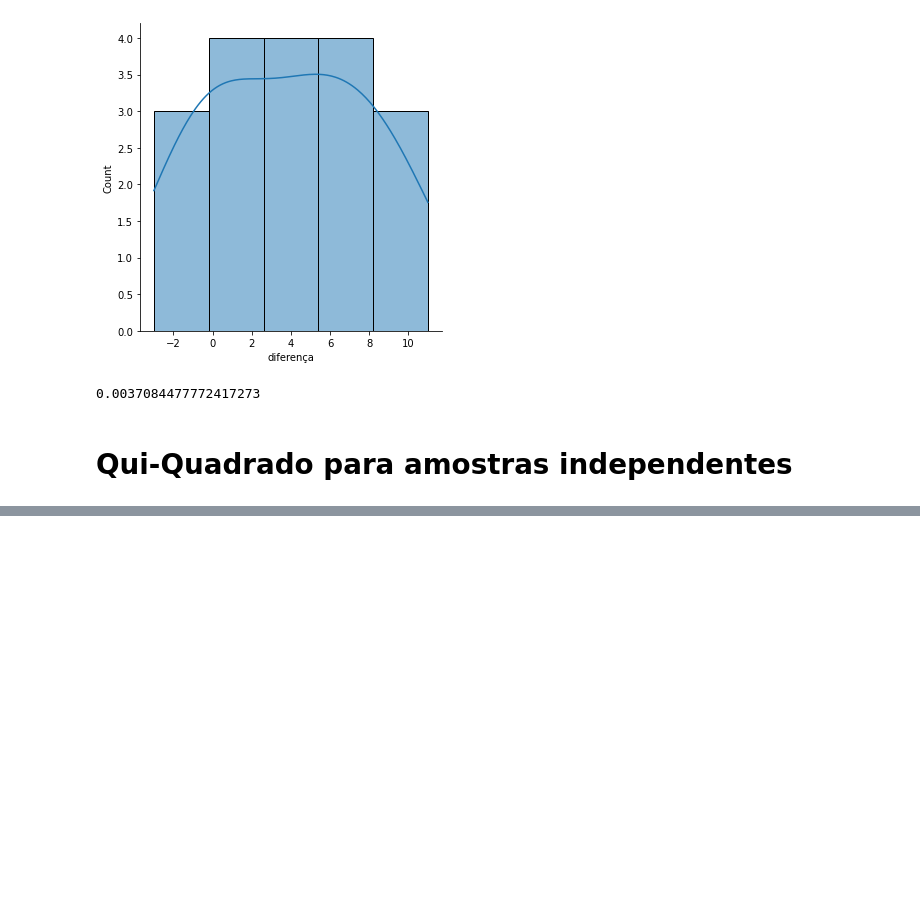
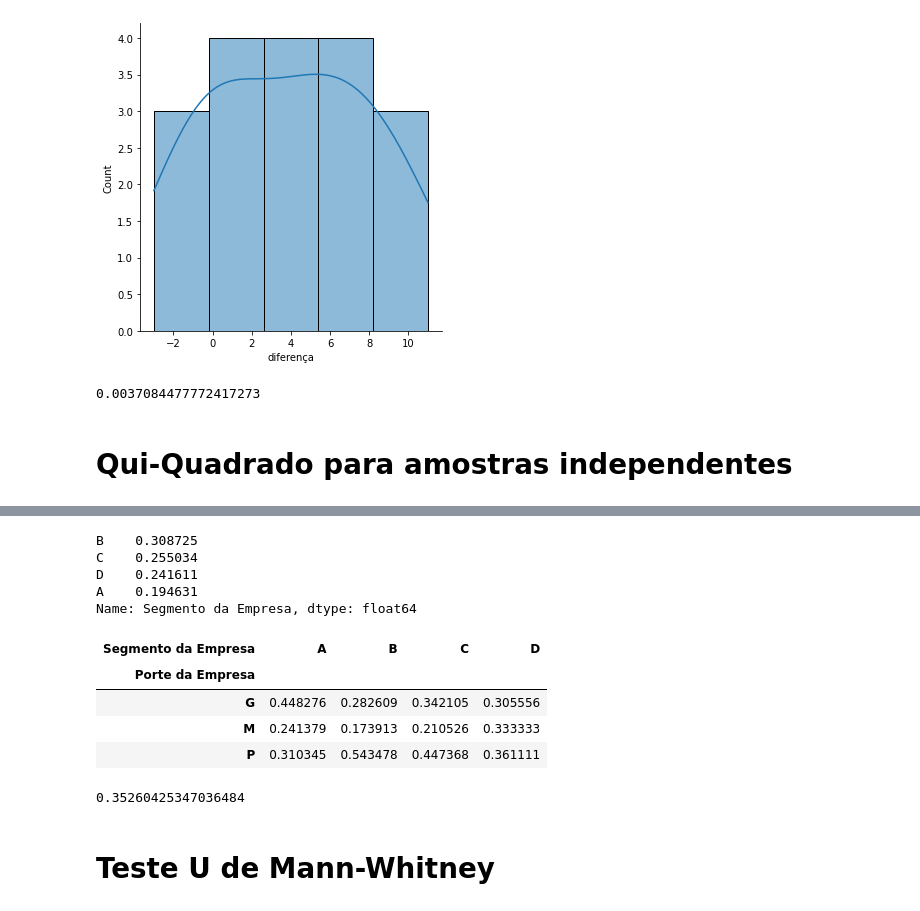
Before and after one commit to GCabral95/Estatistica, a Jupyter notebook: Teste de Hipótese - Duas Amostras.ipynb, the cells around one changed output, grey strips where cells are left out. Saved outputs shown, nothing was run; the diff lists cells and outputs as text; code cells hidden in the pictures; blank space fills up the shorter version.

```diff
--- a/Teste de Hipótese - Duas Amostras.ipynb
+++ b/Teste de Hipótese - Duas Amostras.ipynb
@@ -334,0 +344,16 @@ print(p)
+# %%
+(pd.value_counts(df['Segmento da Empresa'])/len(df))
+# %% [output]
+B    0.308725
+C    0.255034
+D    0.241611
+A    0.194631
+Name: Segmento da Empresa, dtype: float64
+# %%
+pd.crosstab(df['Porte da Empresa'],df['Segmento da Empresa']).apply(lambda r: r/r.sum(), axis=0)
+# %% [output]
+| Segmento da Empresa | A | B | C | D |
+| Porte da Empresa |  |  |  |  |
+| G | 0.448276 | 0.282609 | 0.342105 | 0.305556 |
+| M | 0.241379 | 0.173913 | 0.210526 | 0.333333 |
+| P | 0.310345 | 0.543478 | 0.447368 | 0.361111 |
@@ -334,0 +364,7 @@ print(p)
+# %%
+chi2, p, dof, ex = chi2_contingency(df2)
+print(p)
+# %% [output]
+0.35260425347036484
+# %% [markdown]
+# Teste U de Mann-Whitney
```
Also changed, not shown: parts of 13 cells of this notebook.
